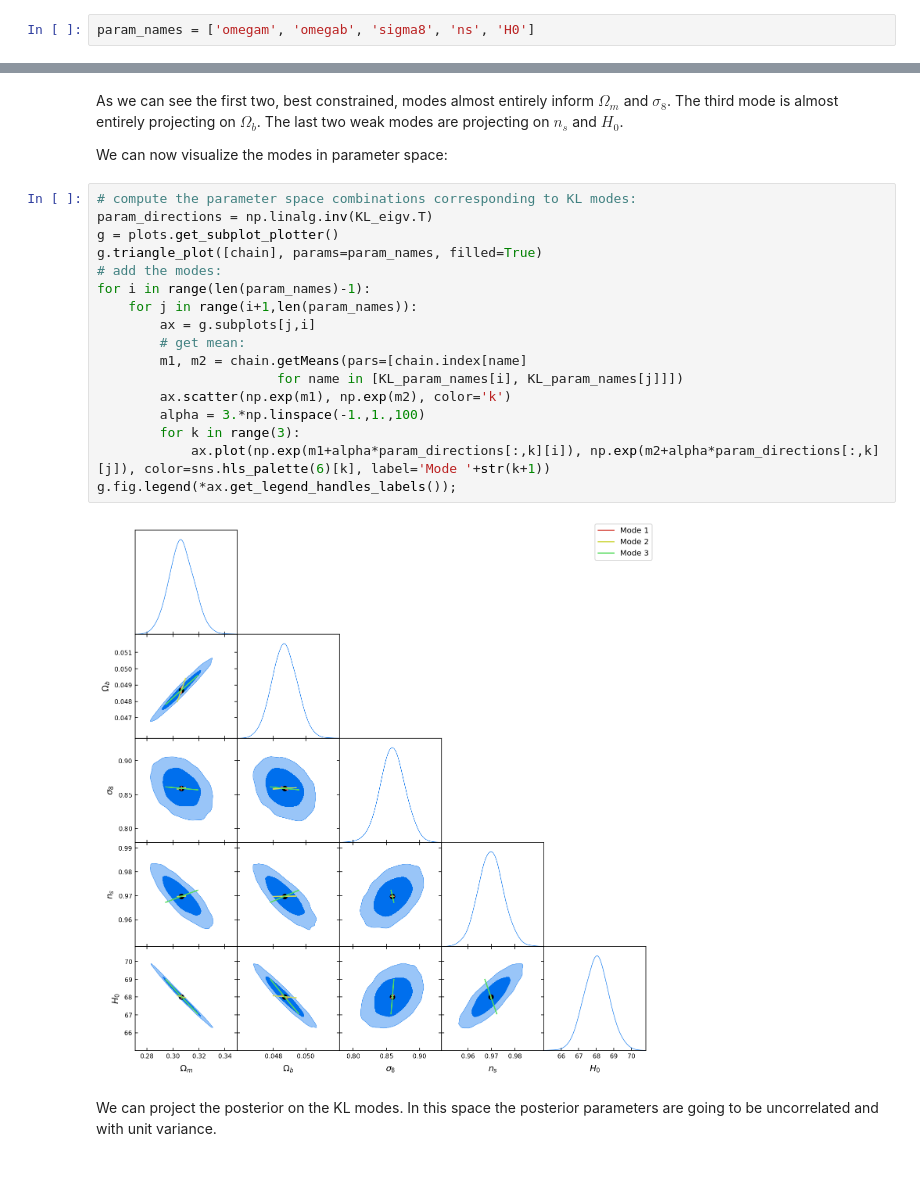
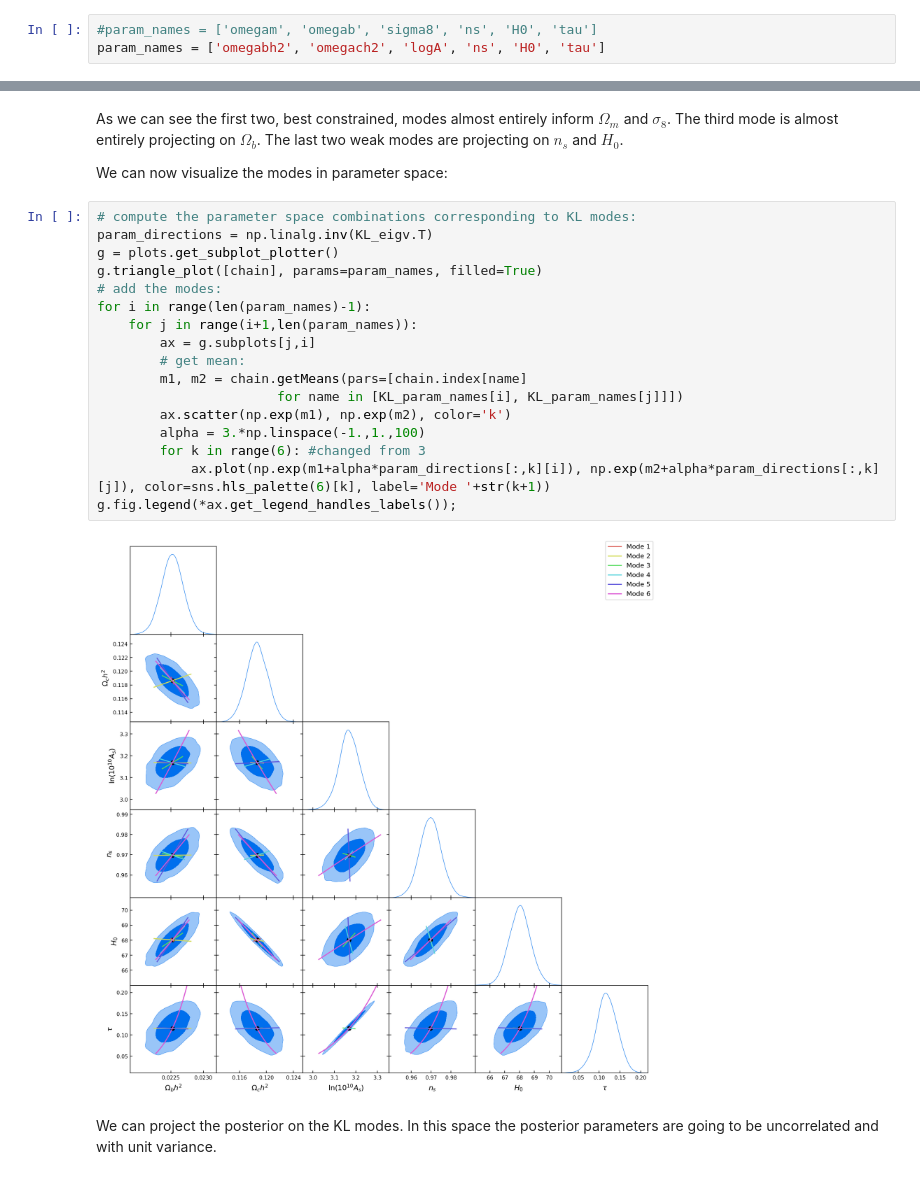
Before and after one commit to tdacunha/CosmoResearch, a Jupyter notebook: measured_parameters_Planck.ipynb, the cells around one changed output, grey strips where cells are left out. Drawn from its saved outputs; the diff is of its cells as text.

```diff
--- a/measured_parameters_Planck.ipynb
+++ b/measured_parameters_Planck.ipynb
@@ -95,7 +114,8 @@ This tells us that DES is measuging three cosmological parameters that we now tr
 
 Since the number of constrained parameters is reparametrization invariant we first use some of our physical intuition to change to a more suitable parameter basis and neglect $\tau$.
 # %%
-param_names = ['omegam', 'omegab', 'sigma8', 'ns', 'H0']
+#param_names = ['omegam', 'omegab', 'sigma8', 'ns', 'H0', 'tau']
+param_names = ['omegabh2', 'omegach2', 'logA', 'ns', 'H0', 'tau']
 # %% [markdown]
 We can plot these parameters:
 # %%
@@ -203,22 +242,22 @@ We can now visualize the modes in parameter space:
 # %%
 # compute the parameter space combinations corresponding to KL modes:
 param_directions = np.linalg.inv(KL_eigv.T)
 g = plots.get_subplot_plotter()
 g.triangle_plot([chain], params=param_names, filled=True)
 # add the modes:
 for i in range(len(param_names)-1):
     for j in range(i+1,len(param_names)):
         ax = g.subplots[j,i]
         # get mean:
         m1, m2 = chain.getMeans(pars=[chain.index[name]
                        for name in [KL_param_names[i], KL_param_names[j]]])
         ax.scatter(np.exp(m1), np.exp(m2), color='k')
         alpha = 3.*np.linspace(-1.,1.,100)
-        for k in range(3):
+        for k in range(6): #changed from 3
             ax.plot(np.exp(m1+alpha*param_directions[:,k][i]), np.exp(m2+alpha*param_directions[:,k][j]), color=sns.hls_palette(6)[k], label='Mode '+str(k+1))
 g.fig.legend(*ax.get_legend_handles_labels());
 # %% [output]
-[figure, old version]
+[figure, new version]
 # %% [markdown]
 We can project the posterior on the KL modes. In this space the posterior parameters are going to be uncorrelated and with unit variance.
 # %%
```
Also changed, not shown: parts of 12 cells of this notebook.
